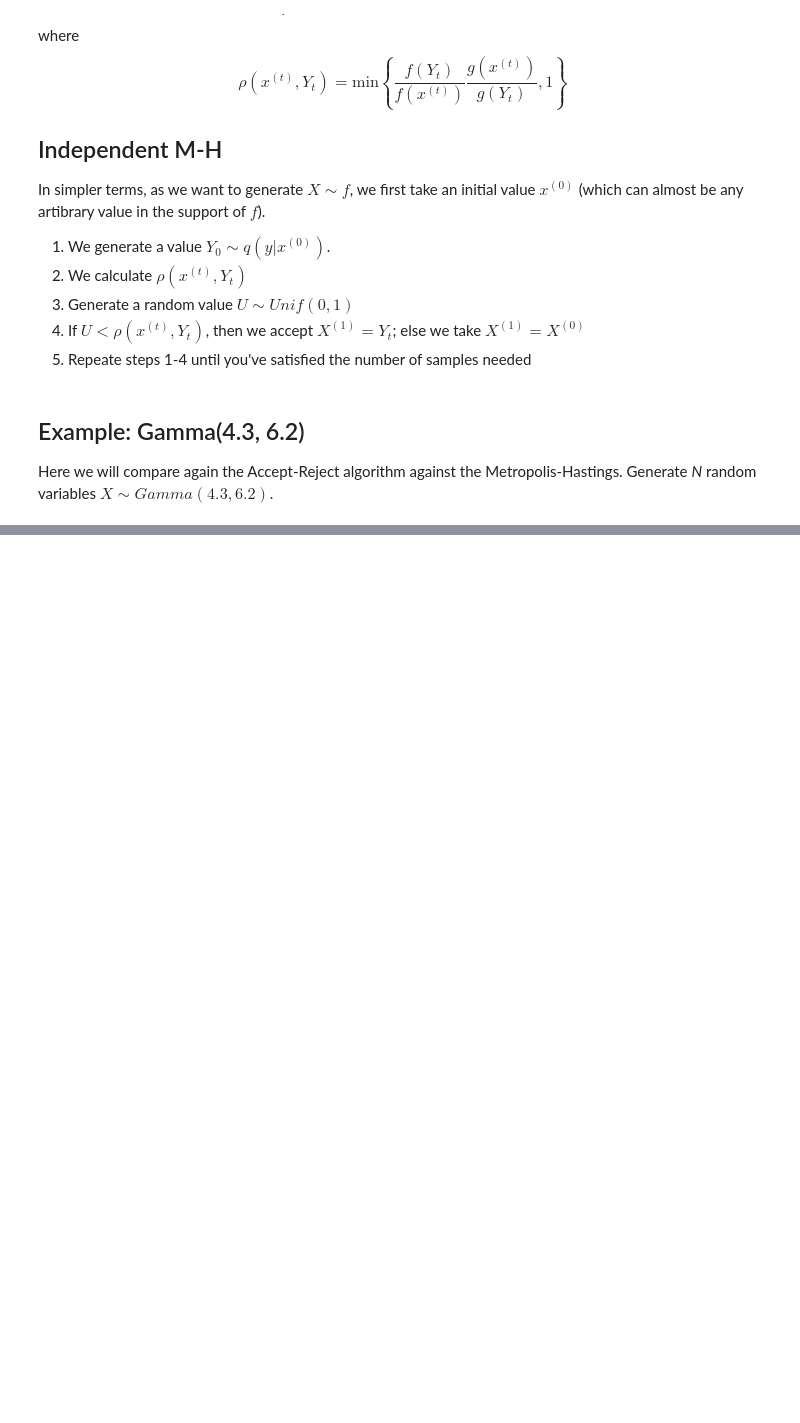
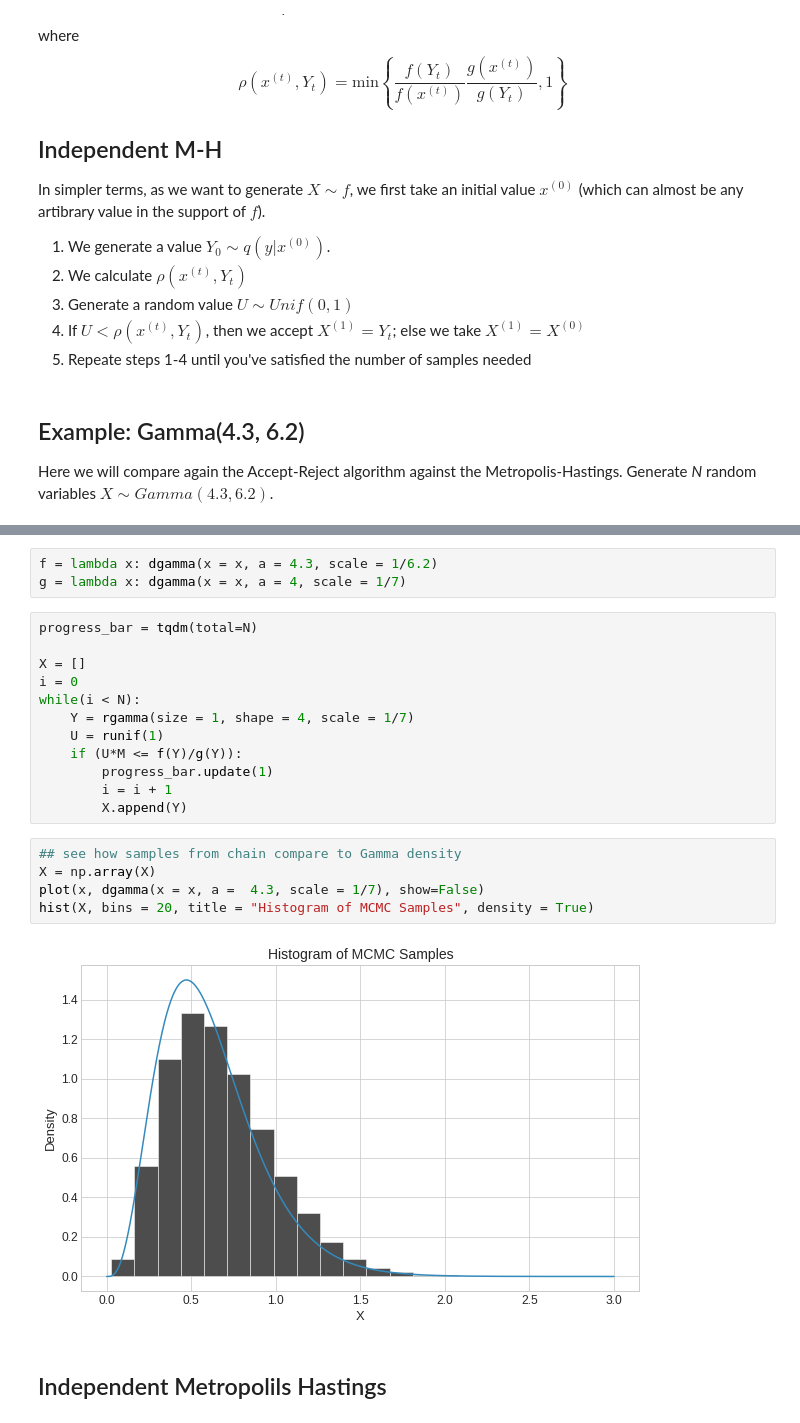
Before and after one commit to Johnnyboycurtis/MCMC, a Jupyter notebook: Module 6/notebook/6 Metropolis Hastings Algorithm.ipynb, the cells around one changed output, grey strips where cells are left out. Cells and saved outputs as stored; diff of their text form; blank space fills up the shorter version.

```diff
--- a/Module 6/notebook/6 Metropolis Hastings Algorithm.ipynb
+++ b/Module 6/notebook/6 Metropolis Hastings Algorithm.ipynb
@@ -469,0 +309,24 @@ curve(expr = dgamma(x = x, shape = 4.3, rate = 6.2), from = 0, to = 2, add = TRU
+# %%
+f = lambda x: dgamma(x = x, a = 4.3, scale = 1/6.2)
+g = lambda x: dgamma(x = x, a = 4, scale = 1/7)
+# %%
+progress_bar = tqdm(total=N)
+
+X = []
+i = 0
+while(i < N):
+    Y = rgamma(size = 1, shape = 4, scale = 1/7)
+    U = runif(1)
+    if (U*M <= f(Y)/g(Y)):
+        progress_bar.update(1)
+        i = i + 1
+        X.append(Y)
+# %%
+## see how samples from chain compare to Gamma density
+X = np.array(X)
+plot(x, dgamma(x = x, a =  4.3, scale = 1/7), show=False)
+hist(X, bins = 20, title = "Histogram of MCMC Samples", density = True)
+# %% [output]
+[figure, added]
+# %% [markdown]
+## Independent Metropolils Hastings
```
Also changed, not shown: parts of 23 cells of this notebook.
